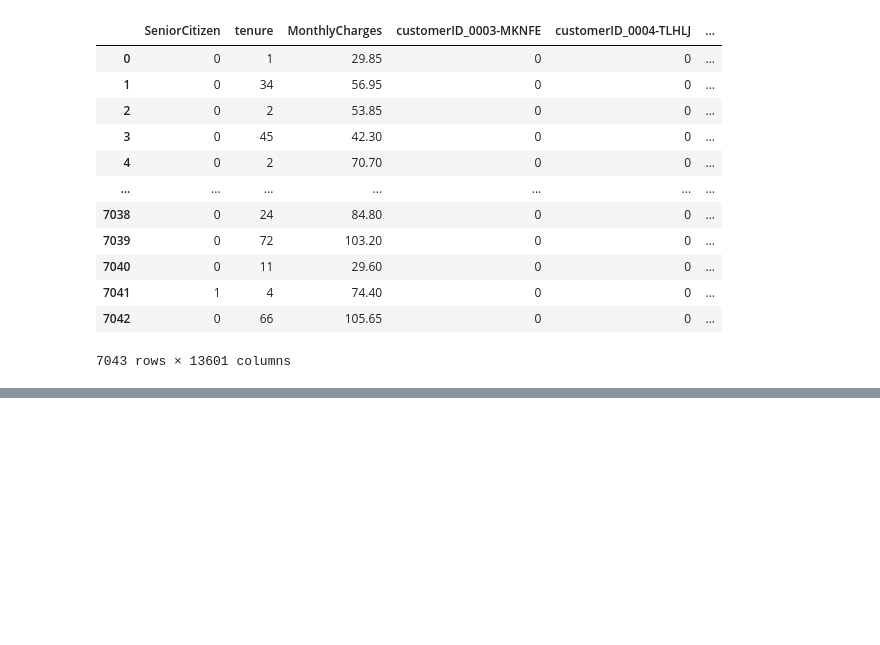
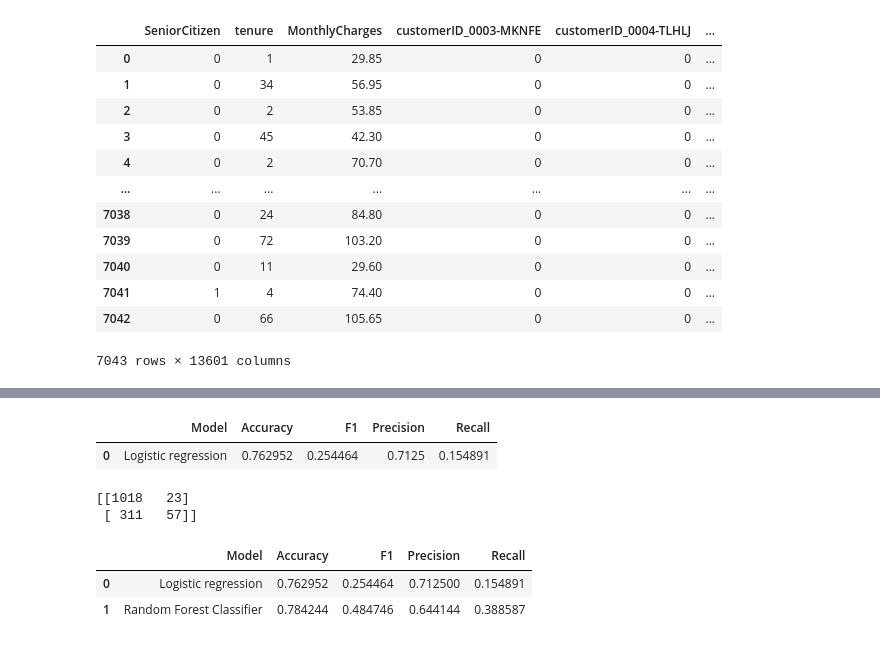
Before and after one commit to Lornzyy/Telco-churning, a Jupyter notebook: telecom_customer_churn.ipynb, the cells around one changed output, grey strips where cells are left out. Drawn from its saved outputs; the diff is of its cells as text; code cells hidden in the pictures; blank space fills up the shorter version.

Commit message:
predicition model

```diff
--- a/telecom_customer_churn.ipynb
+++ b/telecom_customer_churn.ipynb
@@ -173,0 +204,5 @@ dataset_2.corrwith(dataset['Churn_Yes']).plot.bar(figsize=(16,9), title='Correla
+# %%
+from sklearn.linear_model import LogisticRegression
+clf = LogisticRegression(random_state=0).fit(X_train, y_train)
+# %%
+y_pred= clf.predict(X_test)
@@ -173,0 +211,30 @@ dataset_2.corrwith(dataset['Churn_Yes']).plot.bar(figsize=(16,9), title='Correla
+# %%
+acc=accuracy_score(y_test,y_pred)
+f1=f1_score(y_test,y_pred)
+prec=precision_score(y_test,y_pred)
+rec=recall_score(y_test,y_pred)
+# %%
+results=pd.DataFrame([['Logistic regression',acc,f1,prec,rec]],columns=['Model','Accuracy','F1','Precision','Recall'])
+results
+# %% [output]
+|  | Model | Accuracy | F1 | Precision | Recall |
+| 0 | Logistic regression | 0.762952 | 0.254464 | 0.7125 | 0.154891 |
+# %%
+print(confusion_matrix(y_test,y_pred))
+# %% [output]
+[[1018   23]
+ [ 311   57]]
+# %%
+from sklearn.ensemble import RandomForestClassifier
+clf = RandomForestClassifier(random_state=0).fit(X_train, y_train)
+y_pred= clf.predict(X_test)
+acc=accuracy_score(y_test,y_pred)
+f1=f1_score(y_test,y_pred)
+prec=precision_score(y_test,y_pred)
+rec=recall_score(y_test,y_pred)
+RF_results=pd.DataFrame([['Random Forest Classifier',acc,f1,prec,rec]],columns=['Model','Accuracy','F1','Precision','Recall'])
+results.append(RF_results,ignore_index=True)
+# %% [output]
+|  | Model | Accuracy | F1 | Precision | Recall |
+| 0 | Logistic regression | 0.762952 | 0.254464 | 0.712500 | 0.154891 |
+| 1 | Random Forest Classifier | 0.784244 | 0.484746 | 0.644144 | 0.388587 |
```
Also changed, not shown: parts of 9 cells of this notebook, 1 other file.
